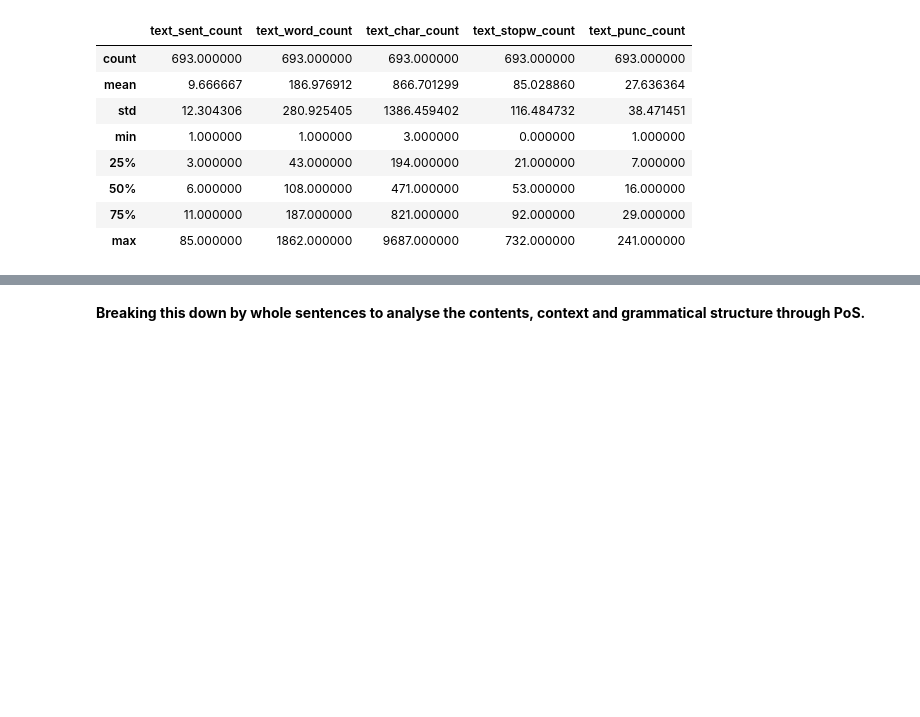
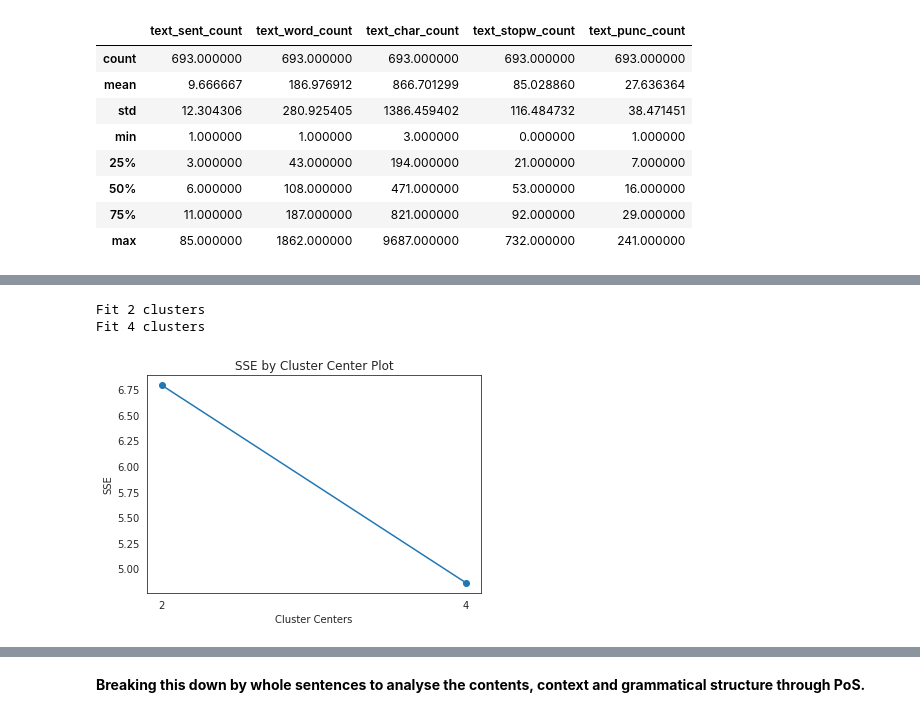
Before and after one commit to michaelmml/NLP-Information-Extraction, a Jupyter notebook: CompanyTranscript.ipynb, the cells around one changed output, grey strips where cells are left out. Drawn from its saved outputs; the diff is of its cells as text; code cells hidden in the pictures; blank space fills up the shorter version.

```diff
--- a/CompanyTranscript.ipynb
+++ b/CompanyTranscript.ipynb
@@ -523,0 +660,2 @@ plot_wordcloud(4)
+# %%
+data_subset = pd.concat([data_subset, pd.Series(get_keywords(data_subset['Transcript_clean'].tolist()))], axis = 1)
@@ -523,0 +679,3 @@ plot_wordcloud(4)
+# %%
+cluster_keywords = []
+cluster_number = []
@@ -523,0 +705,35 @@ plot_wordcloud(4)
+# %%
+#Getting keywords from content lists,
+#to help with categorizing topic clusters later
+
+def get_top_keywords(data, clusters, labels, n_terms):
+  df = pd.DataFrame(data.todense()).groupby(clusters).mean()
+  for i,r in df.iterrows():
+    cluster_keywords.append(','.join([labels[t] for t in np.argsort(r)[-n_terms:]]))
+# %%
+#Applying clustering to content lists for topic modeling
+
+def themes(content_list):
+
+  cv = CountVectorizer(max_df = 0.85)
+  word_count_vector = cv.fit_transform(content_list)
+
+  tfidf_transformer = TfidfTransformer(smooth_idf=True,use_idf=True)
+  tfidf_transformer.fit(word_count_vector)
+
+  feature_names = cv.get_feature_names()
+  vector = tfidf_transformer.transform(cv.transform(content_list))
+
+  find_optimal_clusters(vector,5)
+
+  clusters = MiniBatchKMeans(n_clusters=5, init_size=1024, batch_size=2048, random_state=20).fit_predict(vector)
+  for cluster in clusters:
+    cluster_number.append(int(cluster))
+
+  get_top_keywords(vector, clusters, cv.get_feature_names(), 20)
+# %%
+themes(data_subset['Transcript_clean'].tolist())
+# %% [output]
+Fit 2 clusters
+Fit 4 clusters
+[figure, added]
```
Also changed, not shown: parts of 22 cells of this notebook.
